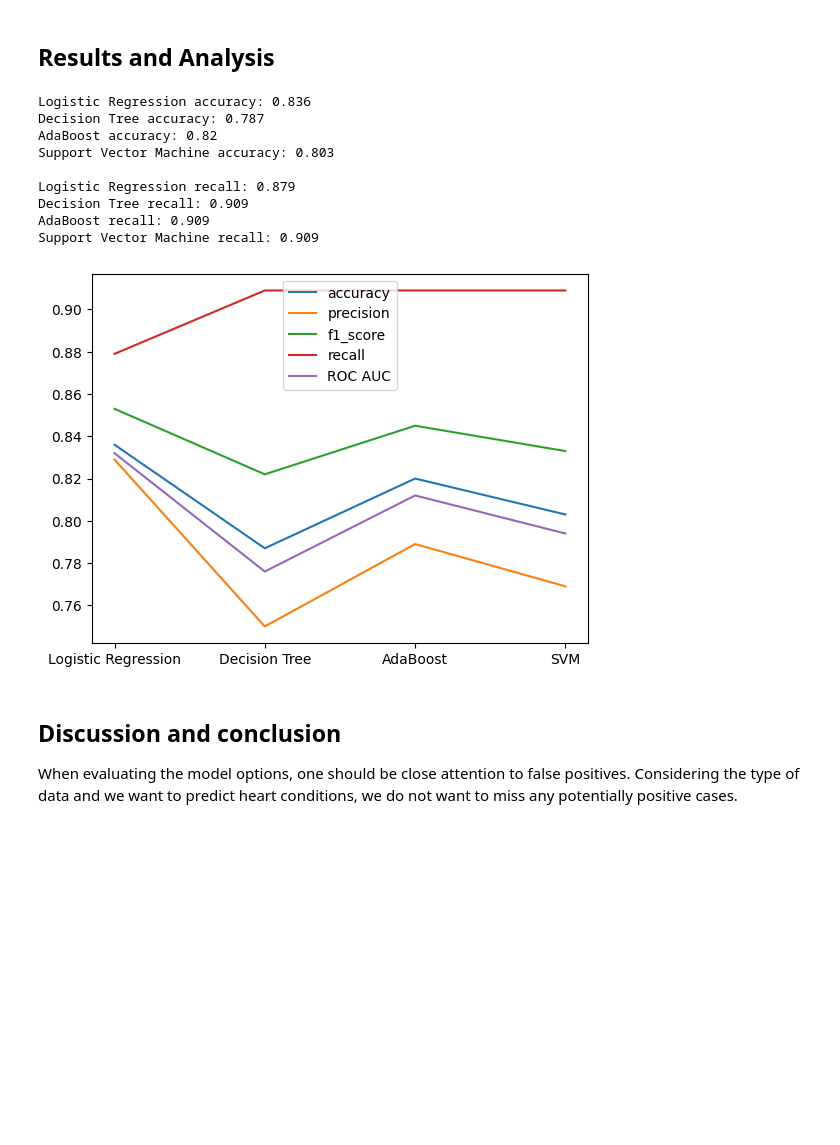
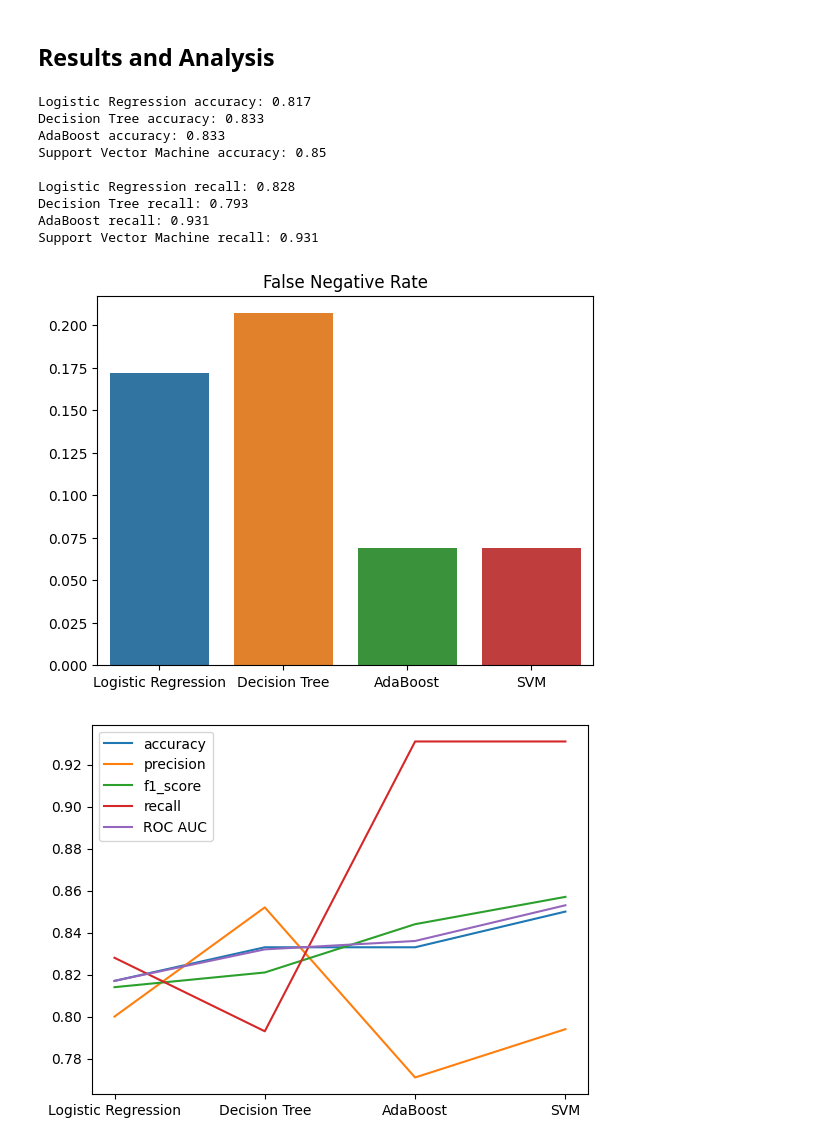
Before and after one commit to NikoKuu/Niko-s-intro-to-ML-project, a Jupyter notebook: Heart.ipynb, the cells around one changed output. Cells and saved outputs as stored; diff of their text form; code cells hidden in the pictures; blank space fills up the shorter version.

```diff
--- a/Heart.ipynb
+++ b/Heart.ipynb
@@ -292,6 +339,7 @@ class calc_metrics:
         self.f1_score = None
         self.precision = None
         self.recall = None
+        self.FNR = None
 
         self.get_metrics(y_test, y_pred)
 
@@ -303,20 +351,16 @@ class calc_metrics:
         self.precision = precision_score(y_test, y_pred)
         self.recall = recall_score(y_test, y_pred)
         self.ROC_AUC = roc_auc_score(y_test, y_pred)
+        FN = conf_mat[1][0]
+        P = np.sum(conf_mat[1])
+        self.FNR = FN/P
+        print('False Negative Rate:', round(self.FNR,3))
         print('Accuracy:', round(self.accuracy, 3))
         print('F1-score:', round(self.f1_score,3))
         print('Precision:', round(self.precision,3))
         print('Recall:', round(self.recall,3))
         print('Area Under the Receiver Operating Characteristic Curve (ROC AUC):', round(self.ROC_AUC,3))
         print('Confusion matrix:')
-        #print(self.confusion_matrix)
         disp = ConfusionMatrixDisplay(conf_mat)
         disp.plot()
         plt.show()
-        #RocCurveDisplay.from_predictions(y_test, y_pred)
-        #plt.show()
-
-
-
-y_hat_LogReg = myLogReg.predict(X_test)
-LogReg_metrics = calc_metrics(y_test, y_hat_LogReg)
@@ -336,0 +375,11 @@ Decision tree hyperparameters:
+# %%
+from sklearn.linear_model import LogisticRegression
+LogReg_grid_paras = {'C':np.logspace(-5, 5, num=11 , base=2), 'gamma':np.logspace(-5, 5, num=11 , base=2)}
+myLogReg = LogisticRegression(penalty='l2', class_weight='balanced', C=0.1, solver='liblinear', fit_intercept=True)
+myLogReg_grid = GridSearchCV(estimator=myLogReg, param_grid=LogReg_grid_paras, scoring=None, n_jobs=None, refit=True, cv=5, verbose=0, pre_dispatch='2*n_jobs', return_train_score=True)
+myLogReg_grid.fit(X_train, y_train) # Create the model
+#print(myLogReg.score(X_test, y_test))
+y_hat_LogReg = myLogReg.predict(X_test) # Make prediction
+LogReg_metrics = calc_metrics(y_test, y_hat_LogReg) # calculate metrics
+df_logreg = pd.DataFrame([X_train.columns, np.round(myLogReg.coef_,5)[0]], index=['Feature', 'Coefficient'])
+print(df_logreg.transpose())
@@ -369,9 +454,9 @@ Since AdaBoost algorithm was already coded from scratch as a part of the homewor
 # %%
 from sklearn.ensemble import AdaBoostClassifier
 
-myAdaBoost = AdaBoostClassifier(estimator=None, n_estimators=1000, learning_rate=0.1, algorithm='SAMME', random_state=None)
-myAdaBoost.fit(X_train, y_train)
+myAdaBoost = AdaBoostClassifier(estimator=None, n_estimators=200, learning_rate=0.1, algorithm='SAMME', random_state=None)
+myAdaBoost.fit(X_train, y_train) # Create the model
 
-y_hat_AdaBoost = myAdaBoost.predict(X_test)
-AdaBoost_metrics = calc_metrics(y_test, y_hat_AdaBoost)
+y_hat_AdaBoost = myAdaBoost.predict(X_test) # Estimate using the best model
+AdaBoost_metrics = calc_metrics(y_test, y_hat_AdaBoost) # calculate metrics
 # %% [output]
@@ -439,36 +530,41 @@ Confusion matrix:
 # %%
 print('Logistic Regression accuracy:',round(LogReg_metrics.accuracy,3))
 print('Decision Tree accuracy:',round(DT_metrics.accuracy,3))
 print('AdaBoost accuracy:',round(AdaBoost_metrics.accuracy,3))
 print('Support Vector Machine accuracy:',round(SVC_metrics.accuracy,3))
 print()
 print('Logistic Regression recall:',round(LogReg_metrics.recall,3))
 print('Decision Tree recall:',round(DT_metrics.recall,3))
 print('AdaBoost recall:',round(AdaBoost_metrics.recall,3))
 print('Support Vector Machine recall:',round(SVC_metrics.recall,3))
 
 #LogReg_metrics.accuracy
 df_results = pd.DataFrame(np.round([[LogReg_metrics.accuracy, DT_metrics.accuracy, AdaBoost_metrics.accuracy, SVC_metrics.accuracy],
               [LogReg_metrics.precision, DT_metrics.precision, AdaBoost_metrics.precision, SVC_metrics.precision],
               [LogReg_metrics.f1_score, DT_metrics.f1_score, AdaBoost_metrics.f1_score, SVC_metrics.f1_score],
               [LogReg_metrics.recall, DT_metrics.recall, AdaBoost_metrics.recall, SVC_metrics.recall],
               [LogReg_metrics.ROC_AUC, DT_metrics.ROC_AUC, AdaBoost_metrics.ROC_AUC, SVC_metrics.ROC_AUC]],3),
               index=['accuracy', 'precision', 'f1_score', 'recall', 'ROC AUC'], columns=['Logistic Regression', 'Decision Tree', 'AdaBoost', 'SVM'])
 
+df_FNR = pd.DataFrame(np.round([[LogReg_metrics.FNR, DT_metrics.FNR, AdaBoost_metrics.FNR, SVC_metrics.FNR]], 3),
+                      index = ['FNR'], columns=['Logistic Regression', 'Decision Tree', 'AdaBoost', 'SVM'])
+#print(df_FNR)
+sns.barplot(df_FNR)
+plt.title('False Negative Rate')
+plt.show()
+
 plt.plot(df_results.transpose())
 plt.legend(df_results.index)
 plt.show()
 # %% [output]
-Logistic Regression accuracy: 0.836
-Decision Tree accuracy: 0.787
-AdaBoost accuracy: 0.82
-Support Vector Machine accuracy: 0.803
+Logistic Regression accuracy: 0.817
+Decision Tree accuracy: 0.833
+AdaBoost accuracy: 0.833
+Support Vector Machine accuracy: 0.85
 
-Logistic Regression recall: 0.879
-Decision Tree recall: 0.909
-AdaBoost recall: 0.909
-Support Vector Machine recall: 0.909
+Logistic Regression recall: 0.828
+Decision Tree recall: 0.793
+AdaBoost recall: 0.931
+Support Vector Machine recall: 0.931
-[figure, old version]
+[figure, new version]
+[figure, added]
-# %% [markdown]
-## Discussion and conclusion ##
-When evaluating the model options, one should be close attention to false positives. Considering the type of data and we want to predict heart conditions, we do not want to miss any potentially positive cases.
```
Also changed, not shown: parts of 32 cells of this notebook, 2 other files.
